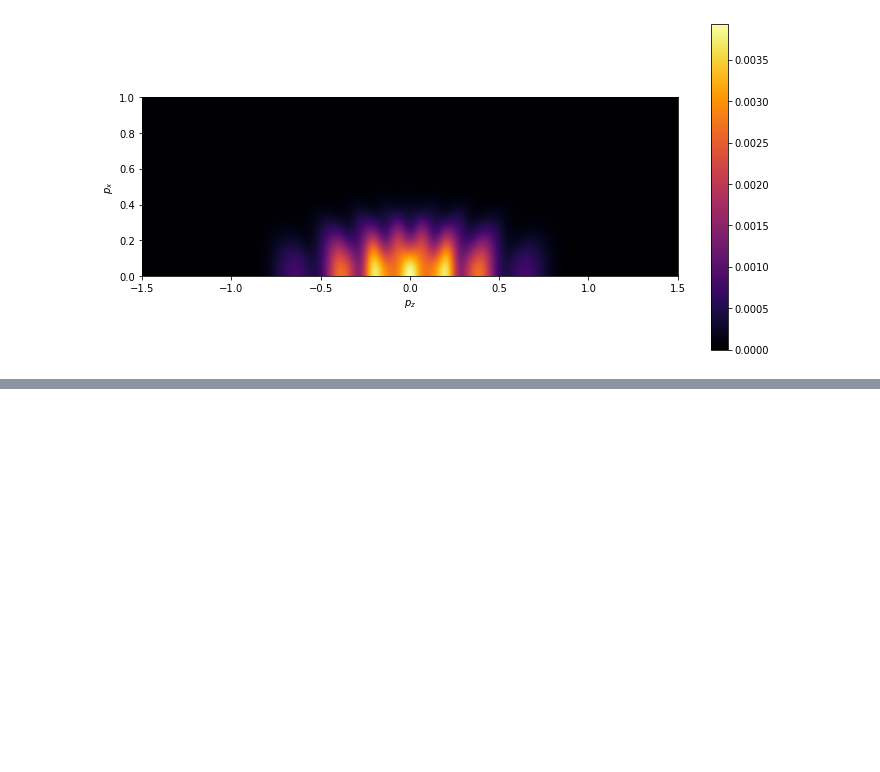
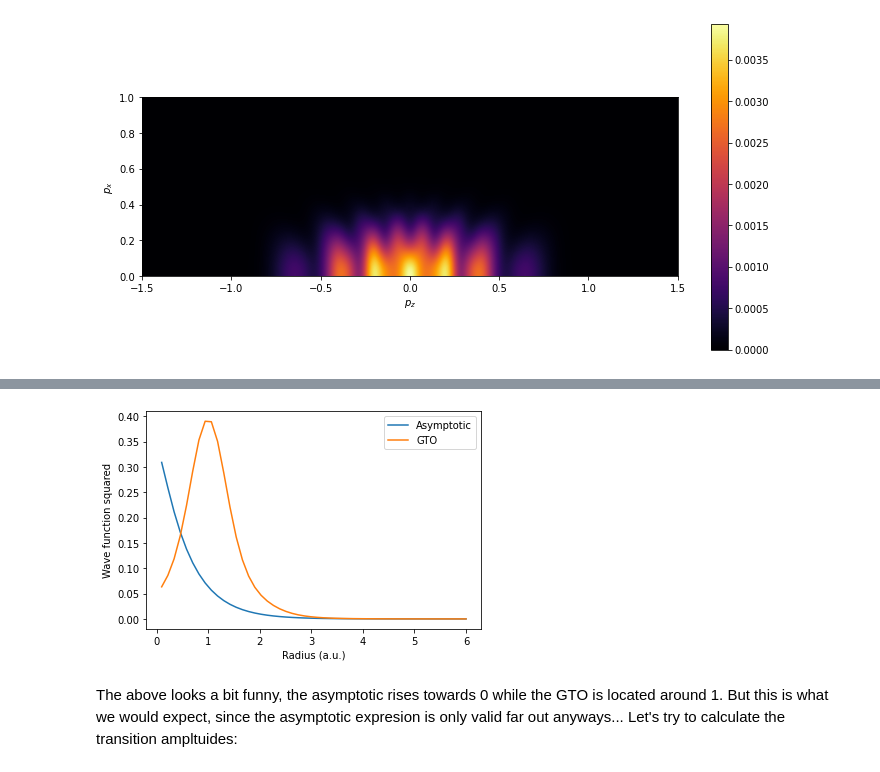
Before and after one commit to EmilHansen1/SFA_OAM_Linear, a Jupyter notebook: Hydrogen_testing.ipynb, the cells around one changed output, grey strips where cells are left out. Drawn from its saved outputs; the diff is of its cells as text; code cells hidden in the pictures; blank space fills up the shorter version.

```diff
--- a/Hydrogen_testing.ipynb
+++ b/Hydrogen_testing.ipynb
@@ -171,0 +196,26 @@ plot_M_grid(M_asymp_martiny, px_list, pz_list)
+# %%
+output_shifted = OutputInterface(file_name)
+output_shifted.basis_funcs = []  # Reset the basis functions
+output_shifted.position[1] = [0.0, 0.0, 1.0]  # Set new atomic position
+output_shifted.make_basis_functions()  # Make the basis functions, now with new position
+# %%
+clm_array_GTO_shifted = se.get_as_coeffs(output_shifted.eval_orbital_spherical, 5, 30, Ip)  # Increased the radius at which we pick the values
+
+phi = 0
+theta = 0#np.pi
+
+n_r = 50
+r_lst = np.linspace(0.1, 6, n_r)
+
+plt.figure(facecolor='white')
+plt.plot(r_lst, np.abs(se.eval_asymptotic(r_lst, theta, phi, clm_array_GTO_shifted, Ip))**2, label='Asymptotic')
+plt.plot(r_lst, np.abs(output_shifted.eval_orbital_spherical(r_lst, theta, phi))**2, label='GTO')
+#plt.plot(r_lst, np.abs(hyd_1s(r_lst, 0., 0.))**2, label='Analytic Hydrogen')
+plt.legend()
+plt.xlabel('Radius (a.u.)')
+plt.ylabel('Wave function squared')
+plt.show()
+# %% [output]
+[figure, added]
+# %% [markdown]
+The above looks a bit funny, the asymptotic rises towards 0 while the GTO is located around 1. But this is what we would expect, since the asymptotic expresion is only valid far out anyways... Let's try to calculate the transition ampltuides:
```
Also changed, not shown: parts of 42 cells of this notebook.
